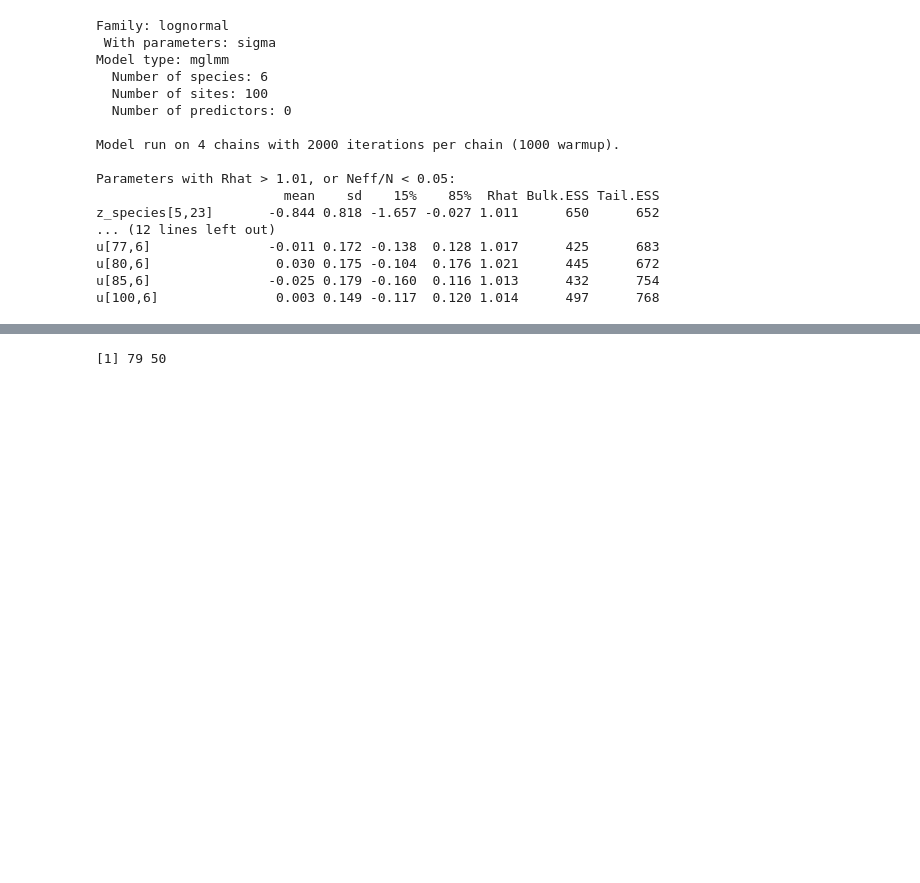
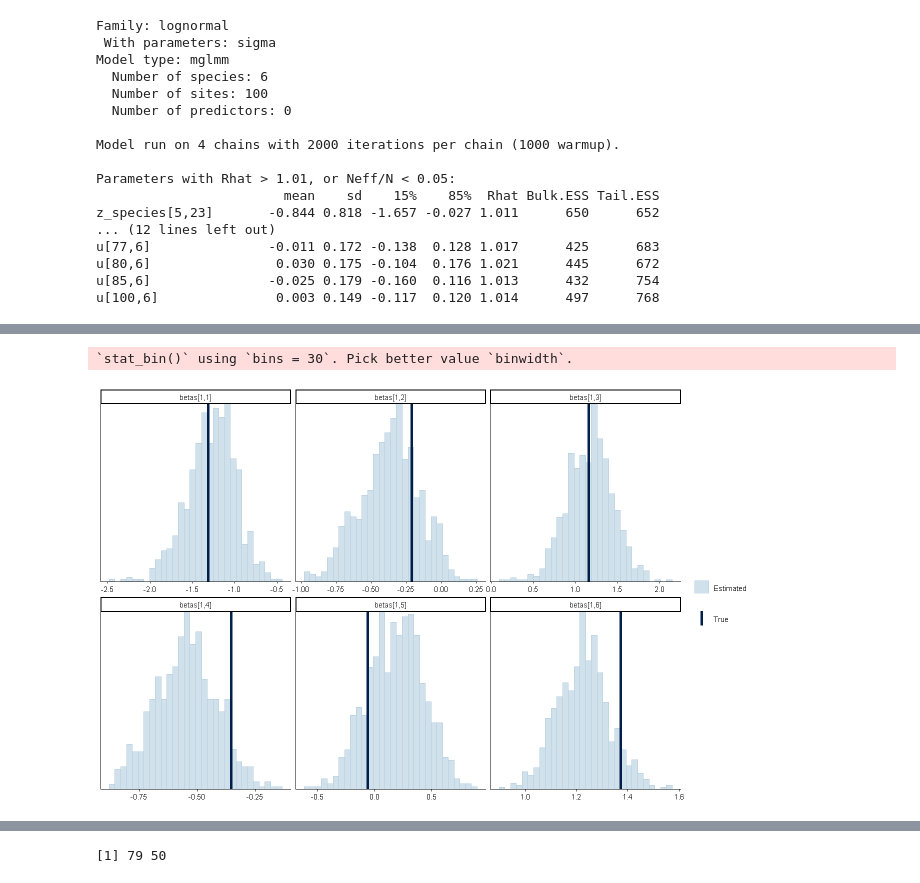
Before and after one commit to NERC-CEH/ds-toolbox-notebook-jsdm-censor, a Jupyter notebook: censor-jsdmstan-vignette.ipynb, the cells around one changed output, grey strips where cells are left out. Saved outputs shown, nothing was run; the diff lists cells and outputs as text; code cells hidden in the pictures; blank space fills up the shorter version.

```diff
--- a/censor-jsdmstan-vignette.ipynb
+++ b/censor-jsdmstan-vignette.ipynb
@@ -327,0 +213,6 @@ mcmc_plot(cens_mod, plotfun = "recover_hist", pars = "sigma",
+# %%
+mcmc_plot(cens_mod, plotfun = "recover_hist", pars = paste0("betas[1,",1:6,"]"),
+          true = cens_dat$pars$betas[1,])
+# %% [output]
+`stat_bin()` using `bins = 30`. Pick better value `binwidth`.
+[figure, added]
```
Also changed, not shown: parts of 93 cells of this notebook, 1 other file.
